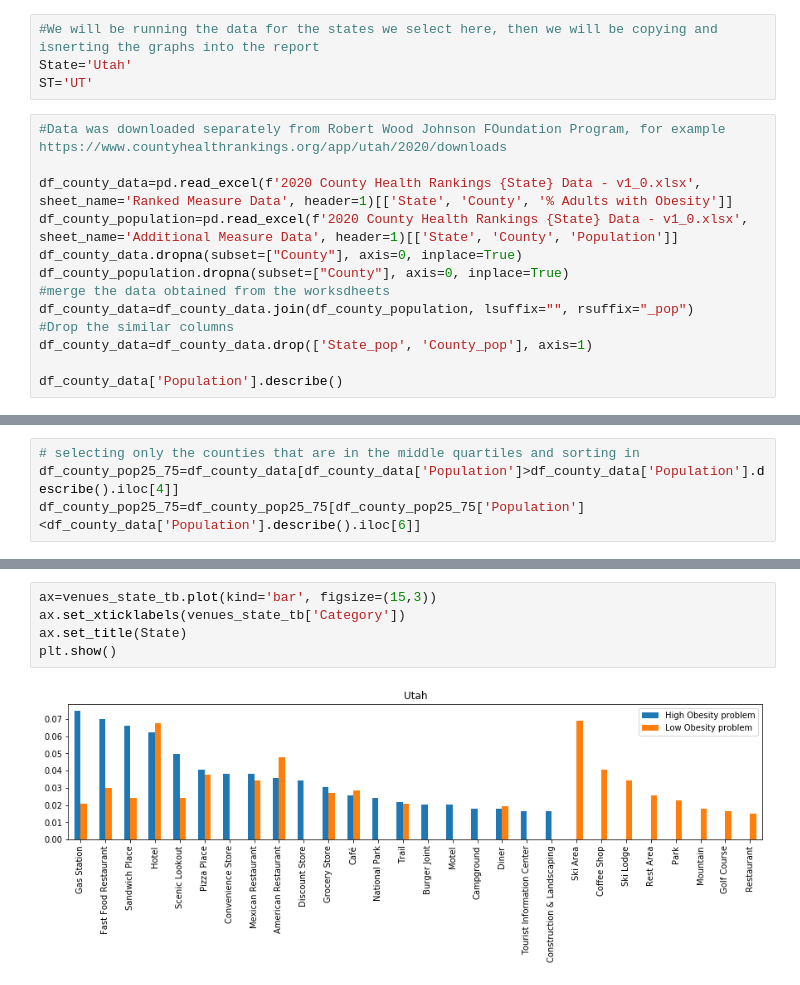
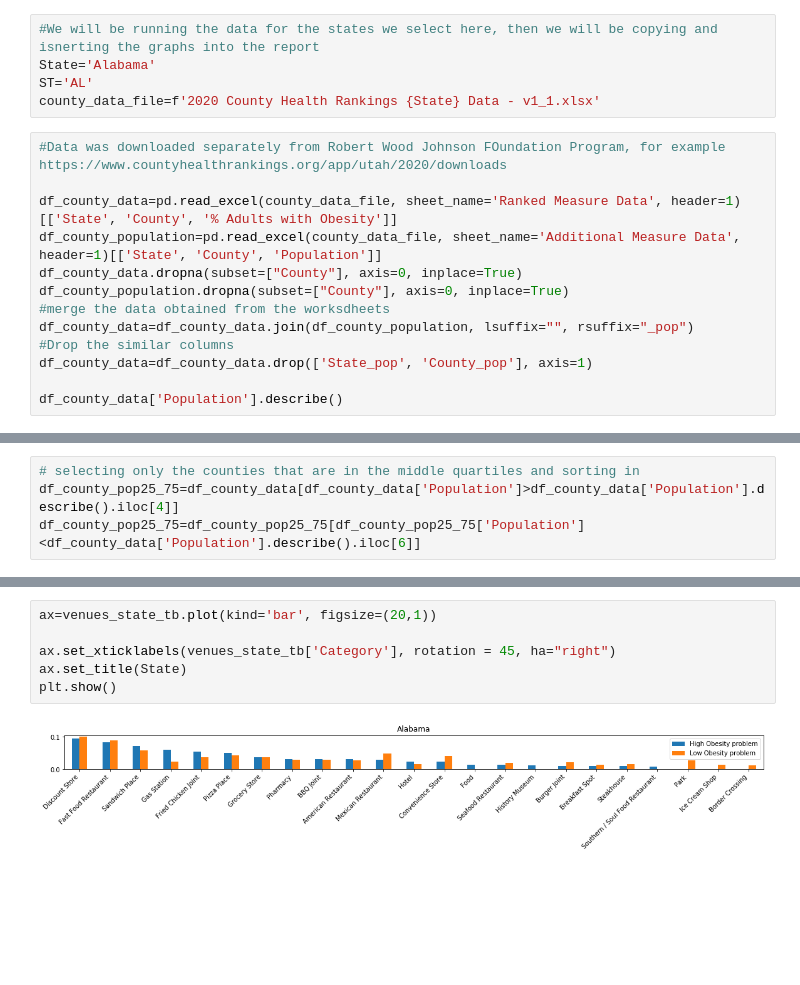
Before and after one commit to cantones1/Coursera_Capstone, a Jupyter notebook: Coursera Capstone Project.ipynb, the cells around one changed output, grey strips where cells are left out. Saved outputs shown, nothing was run; the diff lists cells and outputs as text; blank space fills up the shorter version.

```diff
--- a/Coursera Capstone Project.ipynb
+++ b/Coursera Capstone Project.ipynb
@@ -289,13 +289,14 @@ def getVenuesByState(locations):
     return(nearby_venues)
 # %%
 #We will be running the data for the states we select here, then we will be copying and isnerting the graphs into the report
-State='Utah'
-ST='UT'
+State='Alabama'
+ST='AL'
+county_data_file=f'2020 County Health Rankings {State} Data - v1_1.xlsx'
 # %%
 #Data was downloaded separately from Robert Wood Johnson FOundation Program, for example  https://www.countyhealthrankings.org/app/utah/2020/downloads
 
-df_county_data=pd.read_excel(f'2020 County Health Rankings {State} Data - v1_0.xlsx', sheet_name='Ranked Measure Data', header=1)[['State', 'County', '% Adults with Obesity']]
-df_county_population=pd.read_excel(f'2020 County Health Rankings {State} Data - v1_0.xlsx', sheet_name='Additional Measure Data', header=1)[['State', 'County', 'Population']]
+df_county_data=pd.read_excel(county_data_file, sheet_name='Ranked Measure Data', header=1)[['State', 'County', '% Adults with Obesity']]
+df_county_population=pd.read_excel(county_data_file, sheet_name='Additional Measure Data', header=1)[['State', 'County', 'Population']]
 df_county_data.dropna(subset=["County"], axis=0, inplace=True)
 df_county_population.dropna(subset=["County"], axis=0, inplace=True)
 #merge the data obtained from the worksdheets
@@ -373,7 +372,8 @@ venues_state_tb=venues_state_tb.rename(columns={'index':'Category','Venue Catego
 # %%
-ax=venues_state_tb.plot(kind='bar', figsize=(15,3))
-ax.set_xticklabels(venues_state_tb['Category'])
+ax=venues_state_tb.plot(kind='bar', figsize=(20,1))
+
+ax.set_xticklabels(venues_state_tb['Category'], rotation = 45, ha="right")
 ax.set_title(State)
 plt.show()
 # %% [output]
-[figure, old version]
+[figure, new version]
```
Also changed, not shown: parts of 8 cells of this notebook, 4 other files.
